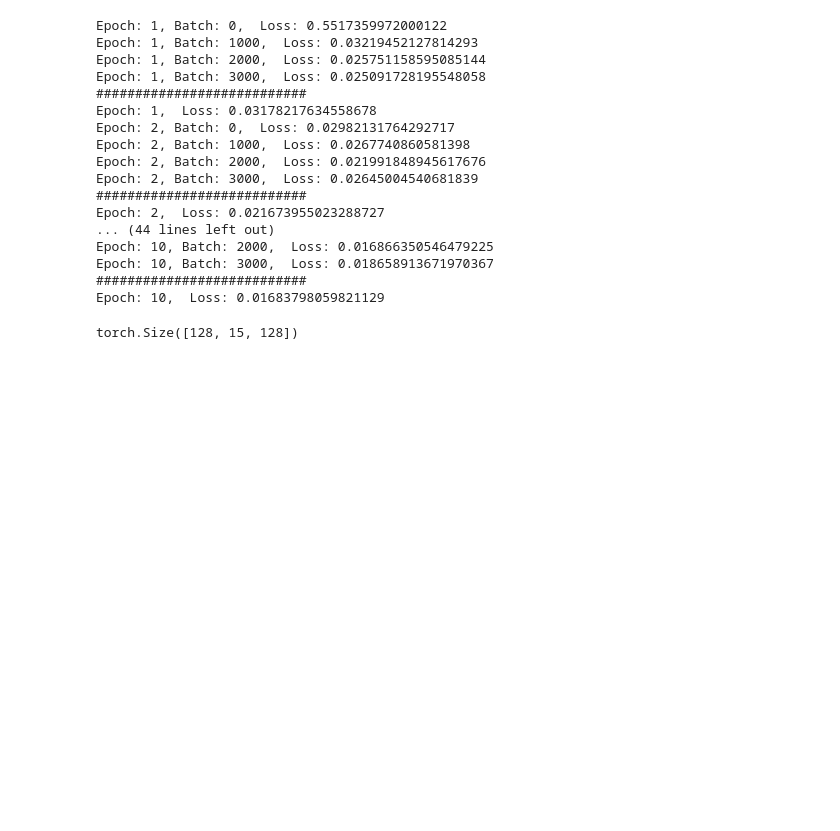
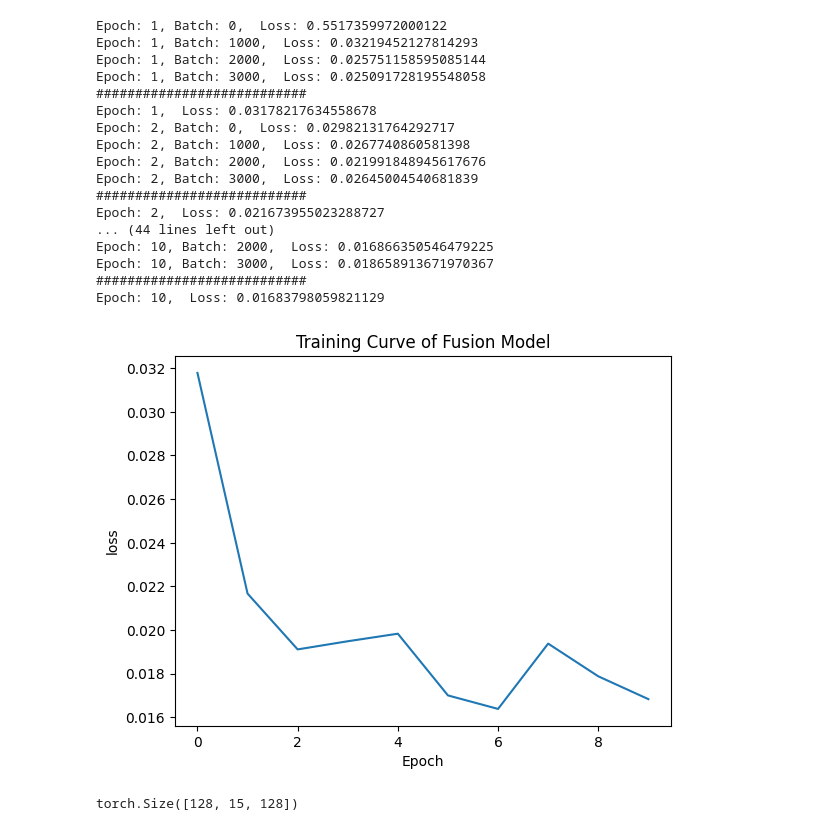
Before and after one commit to luanlam97/Gated_fusion, a Jupyter notebook: fusion.ipynb, the cells around one changed output. Cells and saved outputs as stored; diff of their text form; code cells hidden in the pictures; blank space fills up the shorter version.

```diff
--- a/fusion.ipynb
+++ b/fusion.ipynb
@@ -301,6 +304,22 @@ Epoch: 10, Batch: 2000,  Loss: 0.016866350546479225
 Epoch: 10, Batch: 3000,  Loss: 0.018658913671970367
 ###########################
 Epoch: 10,  Loss: 0.01683798059821129
+# %%
+
+epoch_loss = [ 0.03178217634558678,0.021673955023288727, 0.019116155803203583,0.019489675760269165,0.019835669547319412,0.017008207738399506,0.016389548778533936,0.019381430000066757,0.017883699387311935,0.01683798059821129]
+
+
+
+
+x = range(len(epoch_loss))
+plt.plot(x,epoch_loss)
+plt.title('Training Curve of Fusion Model')
+plt.ylabel("loss")
+plt.xlabel("Epoch")
+plt.savefig('result/training_curve_fusion.png')
+plt.show()
+# %% [output]
+[figure, added]
 # %%
 output.size()
 # %% [output]
```
Also changed, not shown: parts of 13 cells of this notebook, 12 other files.
